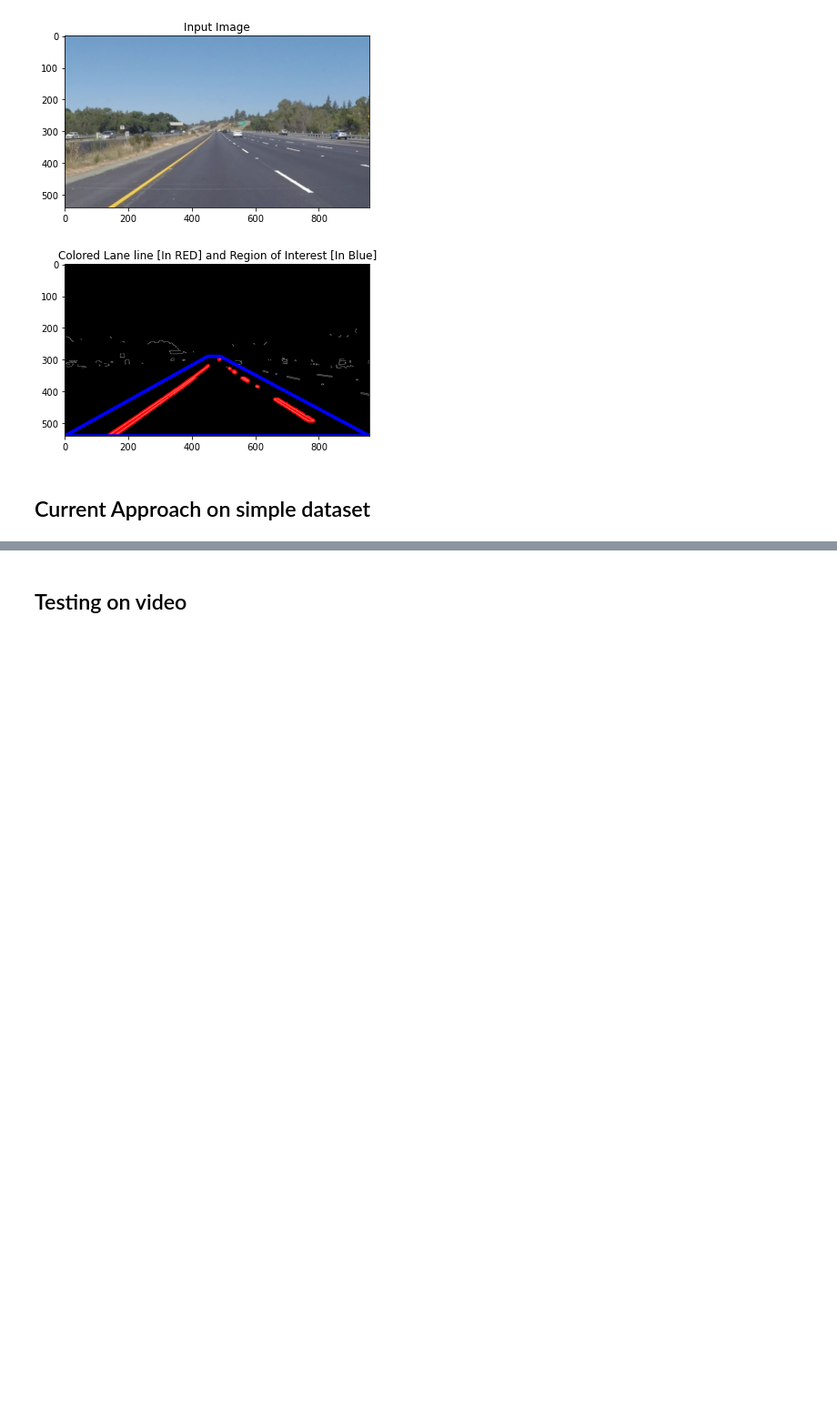
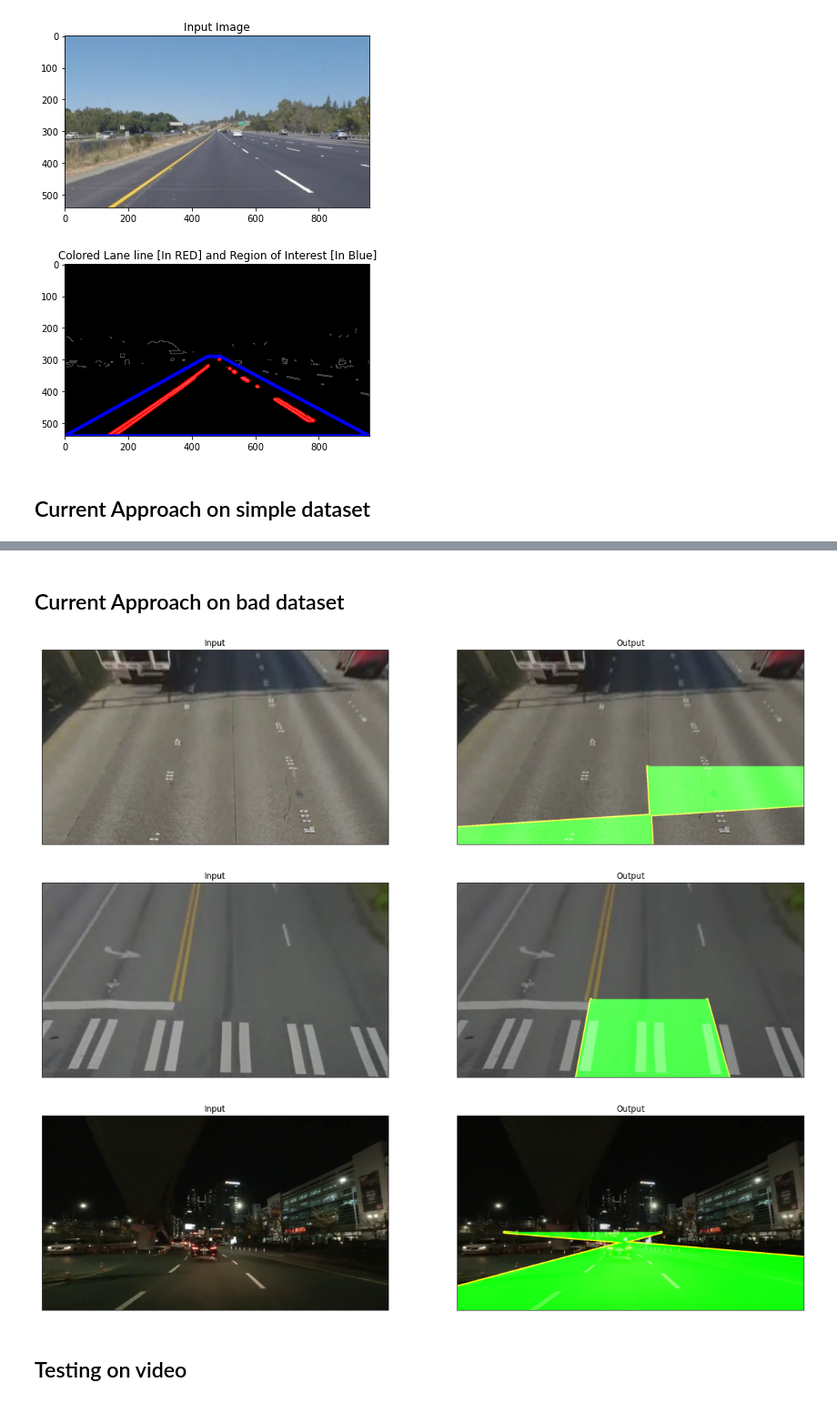
Before and after one commit to anujamin01/639Final, a Jupyter notebook: Final Project/laneDetection.ipynb, the cells around one changed output, grey strips where cells are left out. Shown at 91% size. Drawn from its saved outputs; the diff is of its cells as text; code cells hidden in the pictures; blank space fills up the shorter version.

Commit message:
added failed tests

```diff
--- a/Final Project/laneDetection.ipynb
+++ b/Final Project/laneDetection.ipynb
@@ -204,7 +204,7 @@ def extractROI(img, points):
 def drawLines(img, lines):
     img = img.copy()
     # order = [0,1,3,2]
-
+    #print("LINES: ", lines)
     left = []
     right = []
 
@@ -217,18 +217,19 @@ def drawLines(img, lines):
                     right.append((m,c))
                 else:
                     left.append((m,c))
-
+    #print("LEFT: ", left)
+    #print("RIGHT: ", right)
     line_l = np.mean(left, axis=0)
     line_r = np.mean(right, axis=0)
 
     line = [line_l, line_r]
     vertices = []
-
+    #print("LINE:", line)
     for s, i in line:
         r, _ = img.shape[:2] #f'./basic_tests/{image_path}'
         y1 = int(r)
         x1 = int((y1-i)/s)
-        y2 = int(r*0.6) #0.58
+        y2 = int(r*0.60) #0.58
         x2 = int((y2-i)/s)
 
         vertices.append((x1, y1))
@@ -269,9 +270,9 @@ def findLanes(image):
     smoothed_img = cv2.GaussianBlur(img, (5, 5), 0)
     #plt.imshow(smoothed_img)
     # Perform canny edge detection
-    canny_img = cv2.Canny(smoothed_img, 170, 230)
+    canny_img = cv2.Canny(smoothed_img, 20, 80)
     #plt.imshow(canny_img)
-
+    #return canny_img
     # mask the image within target region
     masked_img = extractROI(canny_img, pts)
     # Perform Hough Transform\
@@ -310,3 +304,28 @@ for image_path in list(os.listdir('./basic_tests')): #  list(os.listdir('./Datas
+# %% [markdown]
+## Current Approach on bad dataset
+# %%
+count = 0
+for image_path in list(os.listdir('./Failed_test')):
+    fig = plt.figure(figsize=(20, 10))
+    image = mpimg.imread(f'./Failed_test/{image_path}')
+    #plt.imshow(image)
+    image = image.astype(np.float64)
+    image*=255
+    image = image.astype(np.uint8)
+    ax = fig.add_subplot(1, 2, 1,xticks=[], yticks=[])
+    plt.imshow(image)
+    ax.set_title("Input")
+    ax = fig.add_subplot(1, 2, 2,xticks=[], yticks=[])
+    new_img = findLanes(image)
+    plt.imshow(new_img)
+    cv2.imwrite("./Failed_annotated_image/image%d.jpg" % count, new_img)
+    count+=1
+    ax.set_title("Output")
+    plt.show()
+# %% [output]
+[figure, added]
+[figure, added]
+[figure, added]
 # %% [markdown]
 ## Testing on video
 # %%
```
Also changed, not shown: parts of 2 cells of this notebook, 6 other files.
